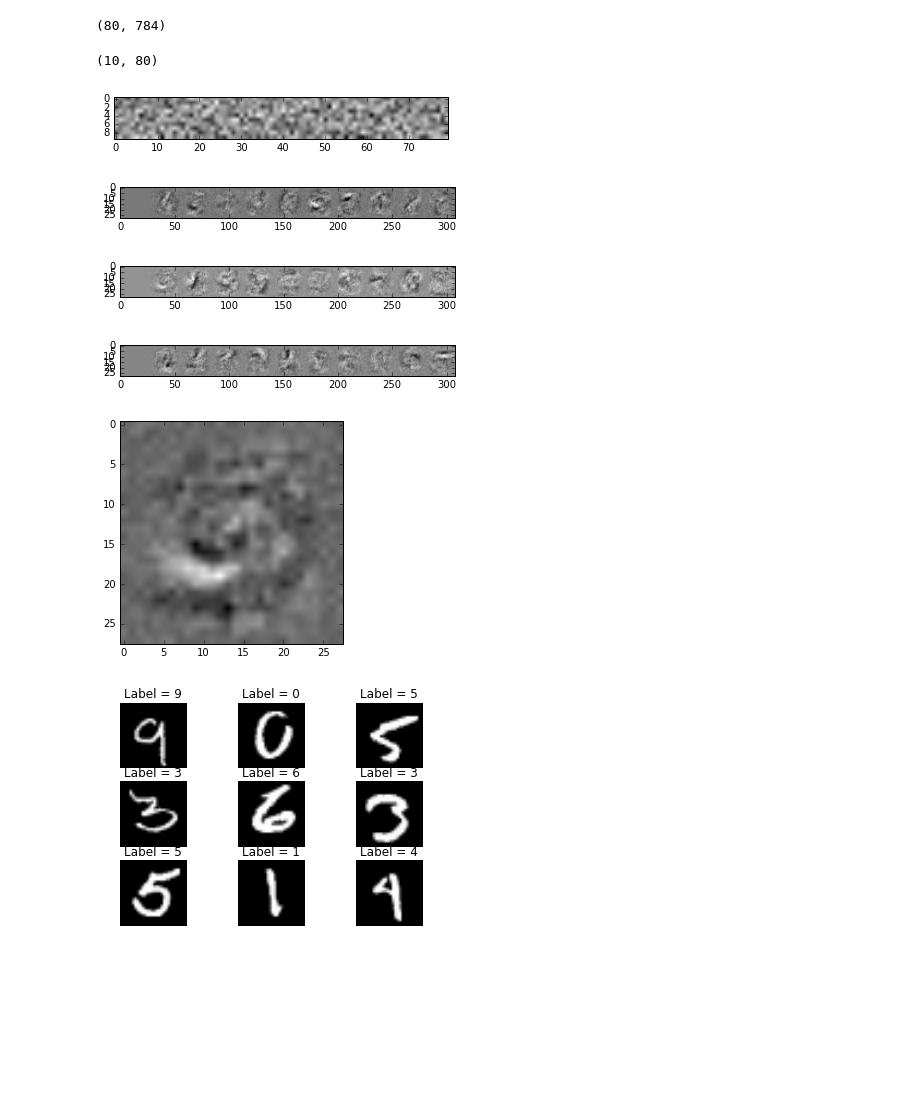
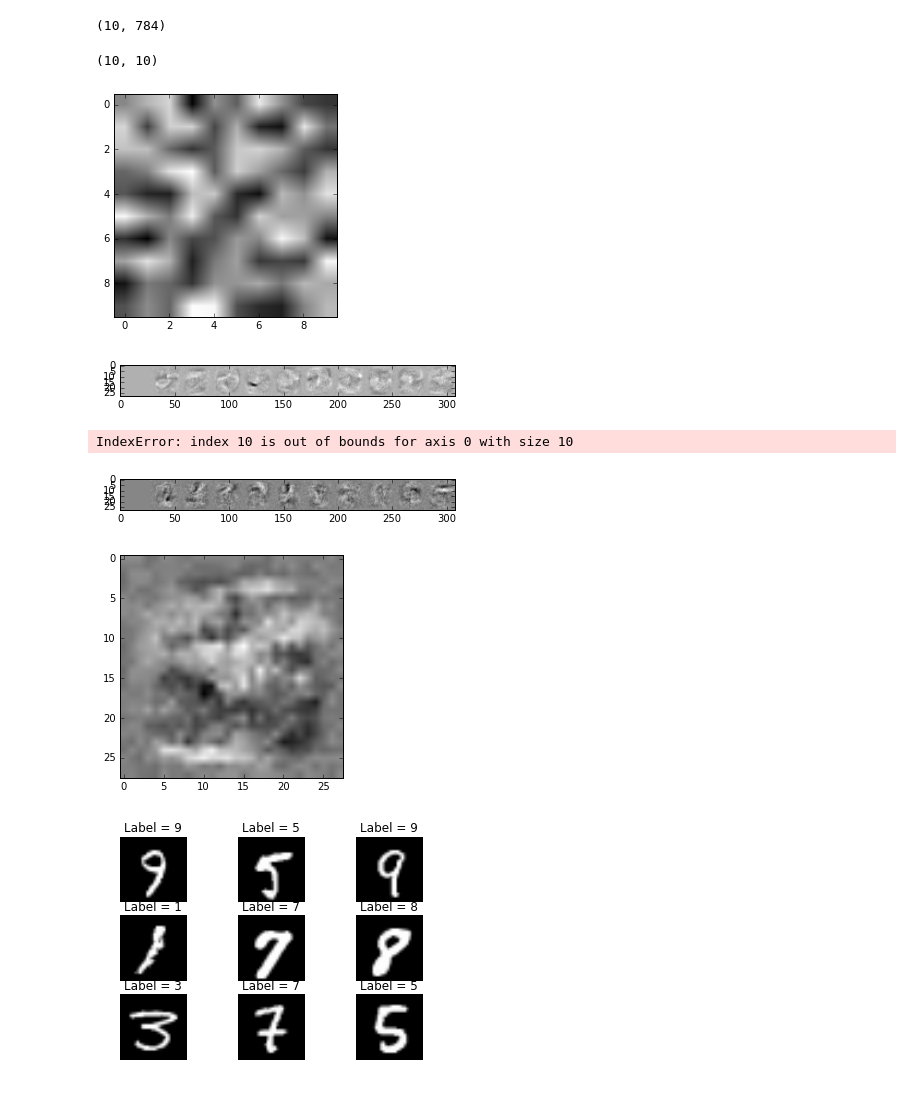
Before and after one commit to ArkAung/DNNfs, a Jupyter notebook: DNNfs.ipynb, the cells around one changed output. Saved outputs shown, nothing was run; the diff lists cells and outputs as text; code cells hidden in the pictures; blank space fills up the shorter version.

Commit message:
Fix index errors in upacking weights in check_grad

```diff
--- a/DNNfs.ipynb
+++ b/DNNfs.ipynb
@@ -203,7 +203,7 @@ if __name__ == "__main__":
     start = time.time()
 #     hidden_nodes, learning_rate, batch_size, ridge_term, epochs = findBestHyperparameters(trainingImages, trainingLabels,
 #                                                                                           validationImages, validationLabels)
-    hidden_nodes, learning_rate, batch_size, ridge_term, epochs = 80, 0.001, 500, 5.0, 100
+    hidden_nodes, learning_rate, batch_size, ridge_term, epochs = 10, 0.001, 500, 5.0, 20
     print ("Best parameters - Hidden Nodes: %d Learning Rate: %.6f Batch Size: %d Alpha: %.3f Epochs: %d" %
            (hidden_nodes, learning_rate, batch_size, ridge_term, epochs))
     w_1, w_2, b_1, b_2 = sgd(trainingImages, trainingLabels, validationImages, validationLabels,
@@ -246,15 +240,15 @@ Accuracy on Testing set:  98.02 %
 # %%
 w_1.shape
 # %% [output]
-(80, 784)
+(10, 784)
 # %%
 w_2.shape
 # %% [output]
-(10, 80)
+(10, 10)
 # %%
 plt.show(plt.imshow(w_2, cmap='gray'))
 # %% [output]
-[figure, old version]
+[figure, new version]
 # %%
 image = np.zeros((28,28))
 for i in xrange(0,10):
@@ -263,7 +257,7 @@ for i in xrange(0,10):
 img_plt = plt.imshow(image, cmap='gray')
 plt.show(img_plt)
 # %% [output]
-[figure, old version]
+[figure, new version]
 # %%
 image = np.zeros((28,28))
 for i in xrange(10,20):
@@ -272,7 +266,7 @@ for i in xrange(10,20):
 img_plt = plt.imshow(image, cmap='gray')
 plt.show(img_plt)
 # %% [output]
-[figure, removed]
+IndexError: index 10 is out of bounds for axis 0 with size 10
 # %%
 image = np.zeros((28,28))
 for i in xrange(20,30):
@@ -283,11 +277,11 @@ plt.show(img_plt)
 # %% [output]
 [figure]
 # %%
-image = w_1[10].reshape(28,28)
+image = w_1[9].reshape(28,28)
 img_plt = plt.imshow(image, cmap='gray')
 plt.show(img_plt)
 # %% [output]
-[figure, old version]
+[figure, new version]
 # %%
 def draw_image(x, y, title_str, drawTest = False):
     for c in range(1, 10):
@@ -302,4 +296,4 @@ def draw_image(x, y, title_str, drawTest = False):
 # %%
 draw_image(testingImages, testingLabels, "Label")
 # %% [output]
-[figure, old version]
+[figure, new version]
```
Also changed, not shown: parts of 1 cell of this notebook, 1 other file.
